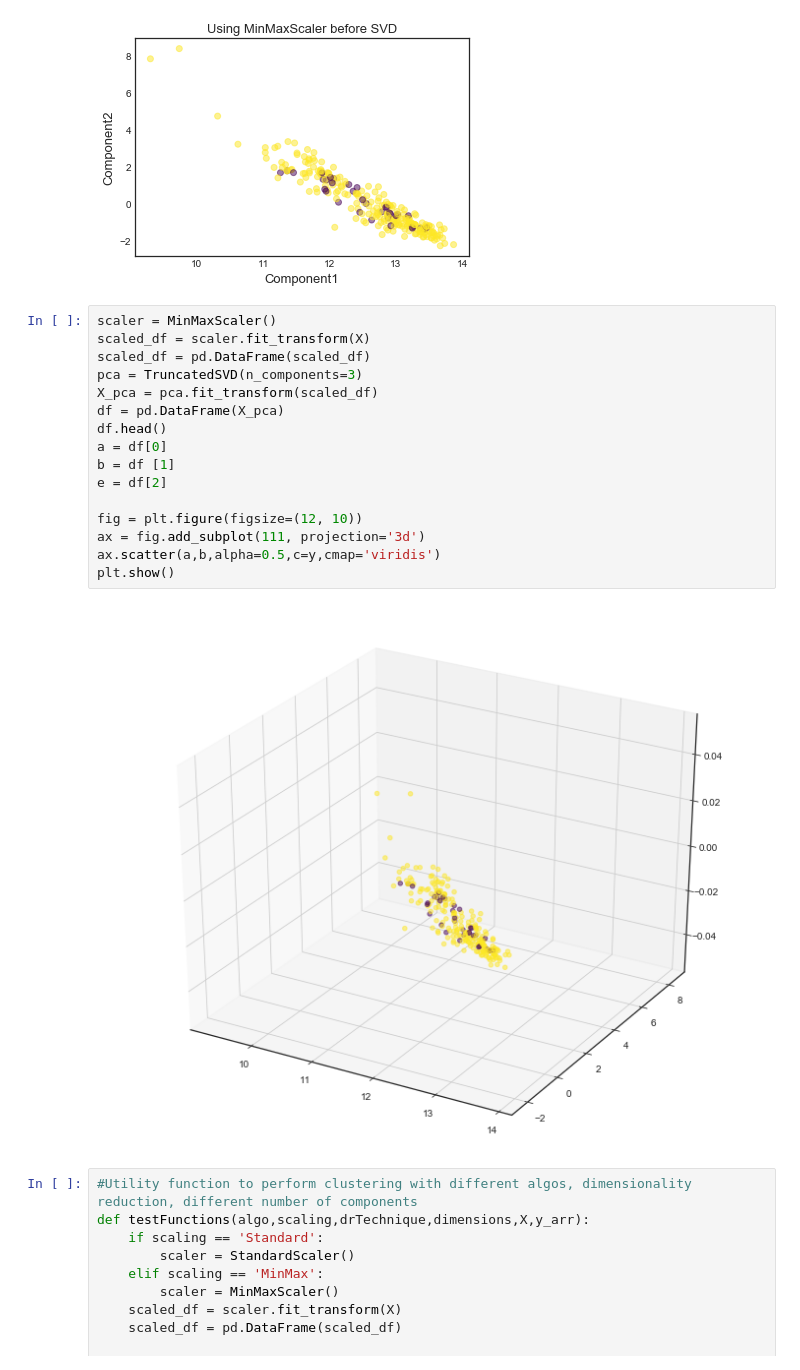
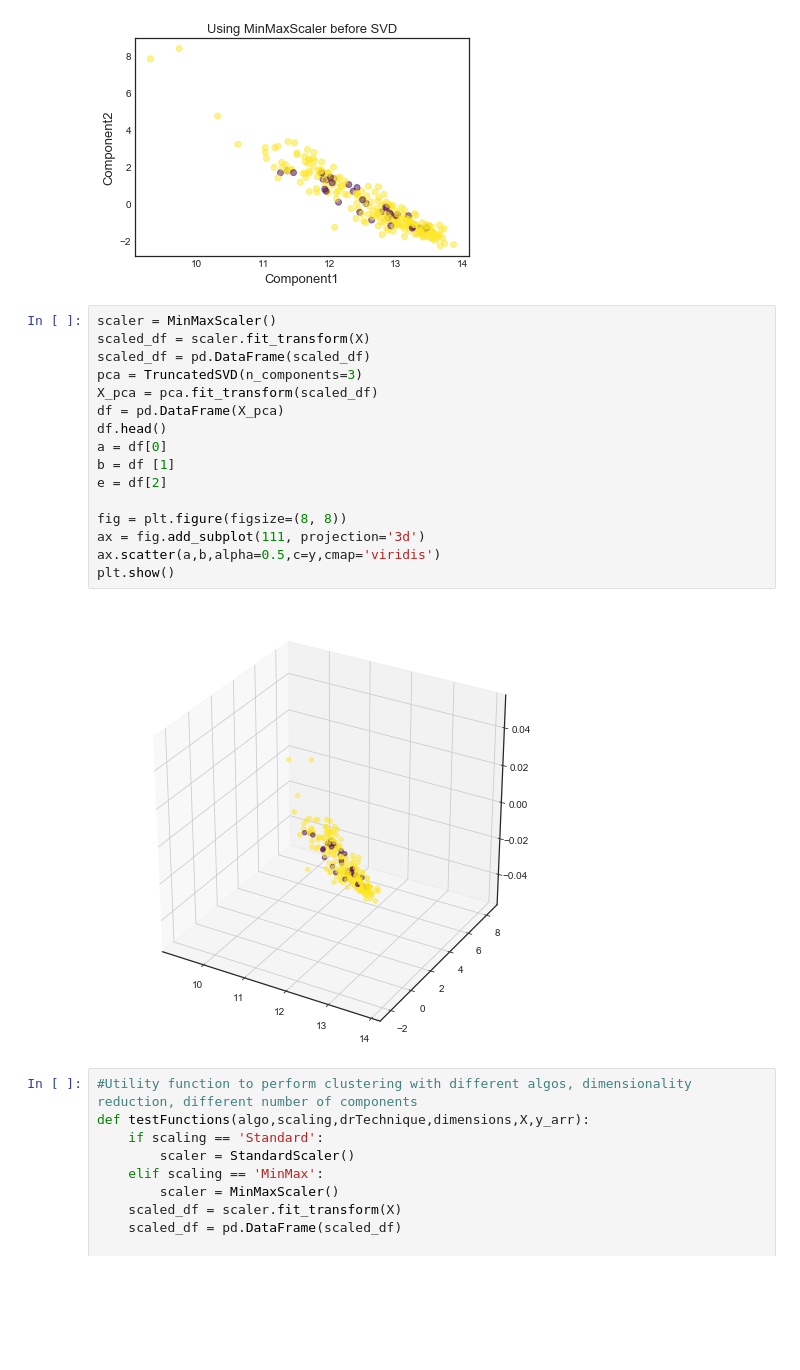
Before and after one commit to nikhilagr/ClassificationOfCountries, a Jupyter notebook: Agriculture-PIN-v1.ipynb, the cells around one changed output. Saved outputs shown, nothing was run; the diff lists cells and outputs as text; blank space fills up the shorter version.

Commit message:
adding images

```diff
--- a/Agriculture-PIN-v1.ipynb
+++ b/Agriculture-PIN-v1.ipynb
@@ -706,21 +708,21 @@ plt.show()
 # %%
 scaler = MinMaxScaler()
 scaled_df = scaler.fit_transform(X)
 scaled_df = pd.DataFrame(scaled_df)
 pca = TruncatedSVD(n_components=3)
 X_pca = pca.fit_transform(scaled_df)
 df = pd.DataFrame(X_pca)
 df.head()
 a = df[0]
 b = df [1]
 e = df[2]
 
-fig = plt.figure(figsize=(12, 10))
+fig = plt.figure(figsize=(8, 8))
 ax = fig.add_subplot(111, projection='3d')
 ax.scatter(a,b,alpha=0.5,c=y,cmap='viridis')
 plt.show()
 # %% [output]
-[figure, old version]
+[figure, new version]
 # %%
 #Utility function to perform clustering with different algos, dimensionality reduction, different number of components
 def testFunctions(algo,scaling,drTechnique,dimensions,X,y_arr):
```
Also changed, not shown: parts of 1 cell of this notebook, 4 other files.
